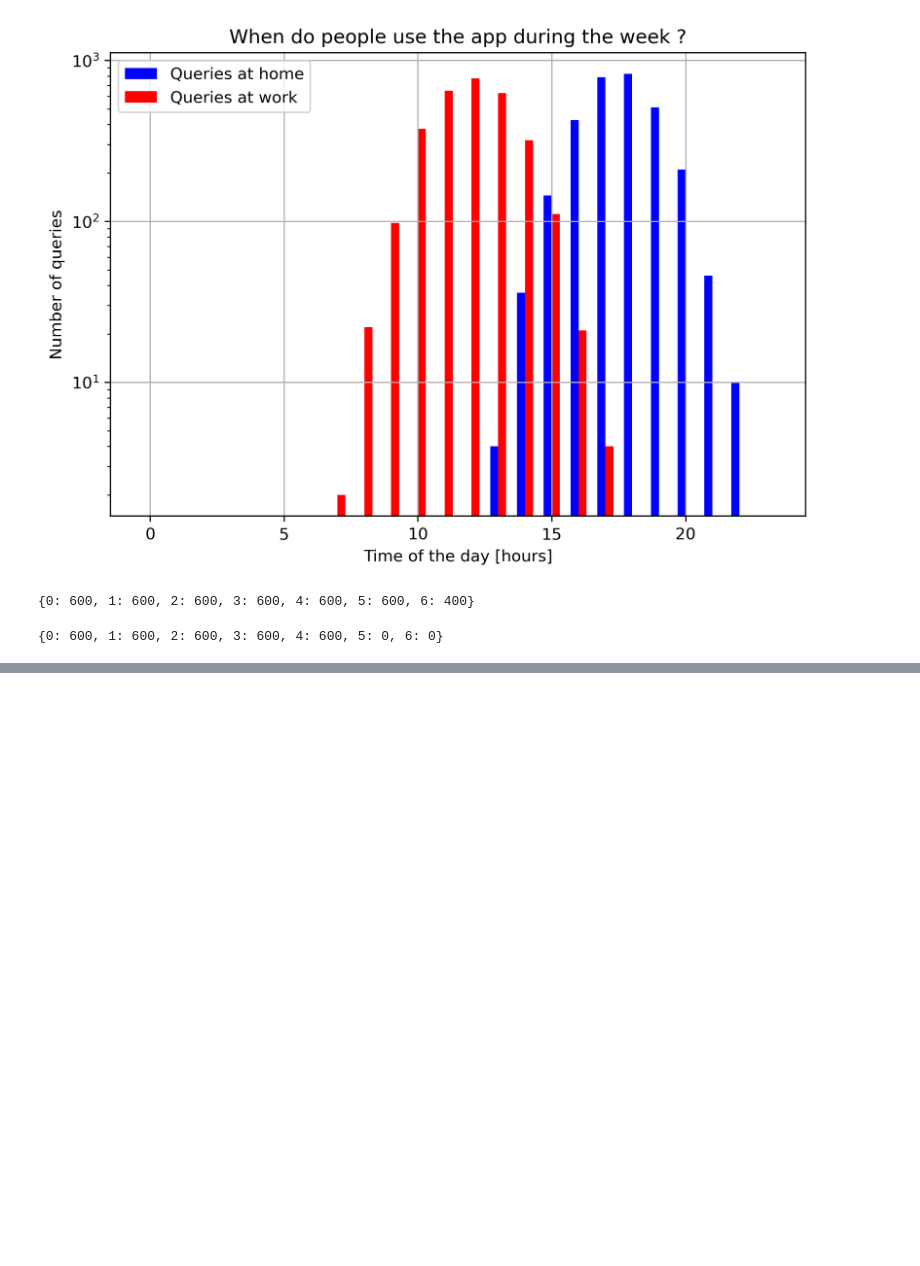
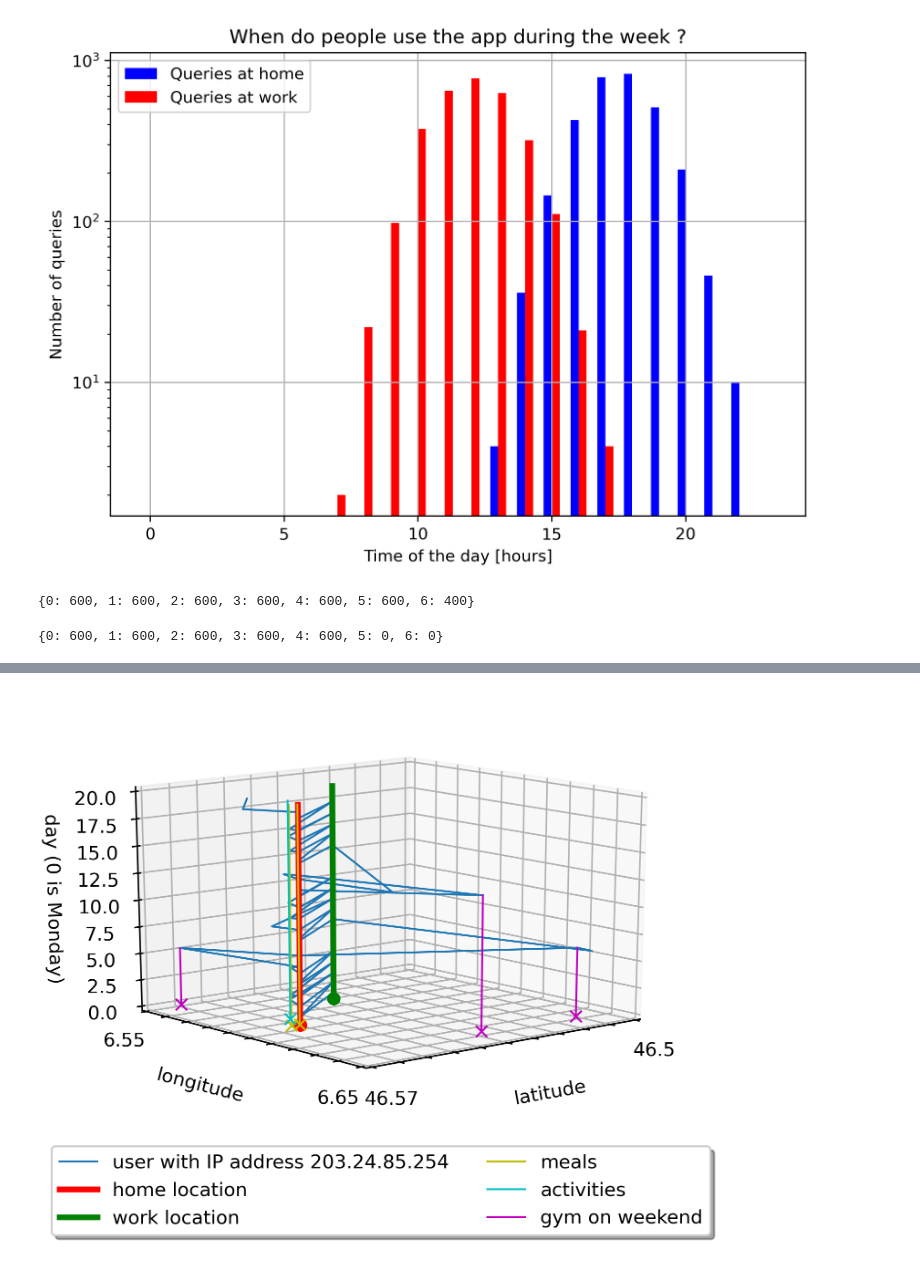
Before and after one commit to danielementary/SecretStroll, a Jupyter notebook: part2/privacy_evaluation.ipynb, the cells around one changed output, grey strips where cells are left out. Saved outputs shown, nothing was run; the diff lists cells and outputs as text; code cells hidden in the pictures; blank space fills up the shorter version.

Commit message:
conclude user privacy breach

```diff
--- a/part2/privacy_evaluation.ipynb
+++ b/part2/privacy_evaluation.ipynb
@@ -272,0 +275,4 @@ work_queries_days_count
+# %%
+RANDOM_USER_IP = "203.24.85.254"
+RANDOM_USER_QUERIES = QUERIES[RANDOM_USER_IP]
+RANDOM_USER_HOME_LOC, RANDOM_USER_WORK_LOC = ip_to_home_work[RANDOM_USER_IP]
@@ -272,0 +303,3 @@ work_queries_days_count
+# %%
+RANDOM_USER_MEAL = [(46.55998101235366, 6.598492025794768),
+                    (46.5581068683577, 6.598927912376763)]
@@ -272,0 +322,2 @@ work_queries_days_count
+# %%
+RANDOM_USER_ACTIVITIES = [(46.55626358771141, 6.591222669318815)]
@@ -272,0 +366,60 @@ work_queries_days_count
+# %%
+RANDOM_USER_WEEKEND_GYM = [(46.509750738150636, 6.641607048994993, 153.96376068497736),
+                           (46.53451294641933, 6.639985826523506, 297.14481526452664),
+                           (46.56403808949643, 6.5531573956034626, 128.74665775824968)]
+# %%
+from mpl_toolkits.mplot3d import Axes3D
+
+x = np.linspace(MAP_LAT, MAP_LAT+MAP_SIZE_LAT, CELL_NUM_LAT+1)
+y = np.linspace(MAP_LON, MAP_LON+MAP_SIZE_LON, CELL_NUM_LON+1)
+
+RANDOM_USER_LAT = [t[0] for t in RANDOM_USER_QUERIES]
+RANDOM_USER_LON = [t[1] for t in RANDOM_USER_QUERIES]
+RANDOM_USER_TIM = [t[2] for t in RANDOM_USER_QUERIES]
+
+fig = plt.figure()
+ax = fig.add_subplot(111, projection='3d')
+
+plt.axis([MAP_LAT, MAP_LAT+MAP_SIZE_LAT, MAP_LON, MAP_LON+MAP_SIZE_LON])
+plt.xticks(x)
+plt.yticks(y)
+
+ax.plot(RANDOM_USER_LAT, RANDOM_USER_LON, [t/24 for t in RANDOM_USER_TIM], label="user with IP address {}".format(RANDOM_USER_IP), linewidth=1)
+ax.plot([RANDOM_USER_HOME_LOC[2]], [RANDOM_USER_HOME_LOC[3]], 0, "ro")
+ax.plot([RANDOM_USER_HOME_LOC[2]]*2,[RANDOM_USER_HOME_LOC[3]]*2, [0,20], "r", label="home location", linewidth=3)
+ax.plot([RANDOM_USER_WORK_LOC[2]], [RANDOM_USER_WORK_LOC[3]], 0, "go")
+ax.plot([RANDOM_USER_WORK_LOC[2]]*2,[RANDOM_USER_WORK_LOC[3]]*2, [0,20], "g", label="work location", linewidth=3)
+
+for m,i in zip(RANDOM_USER_MEAL, range(len(RANDOM_USER_MEAL))):
+    ax.plot([m[0]], [m[1]], 0, "yx")
+    ax.plot([m[0]]*2, [m[1]]*2, [0,20], "y", label="meals" if i == 0 else "", linewidth=1)
+
+for a,i in zip(RANDOM_USER_ACTIVITIES, range(len(RANDOM_USER_ACTIVITIES))):
+    ax.plot([a[0]], [a[1]], 0, "cx")
+    ax.plot([a[0]]*2, [a[1]]*2, [0,20], "c", label="activities" if i == 0 else "", linewidth=1)
+
+for g,i in zip(RANDOM_USER_WEEKEND_GYM, range(len(RANDOM_USER_WEEKEND_GYM))):
+    ax.plot([g[0]], [g[1]], 0, "mx")
+    ax.plot([g[0]]*2, [g[1]]*2, [0,g[2]/24], "m", label="gym on weekend" if i == 0 else "", linewidth=1)
+
+
+x_labels = ax.get_xticks().tolist()
+x_labels_new = [round(x_labels[i],2) if (i == 0 or i == CELL_NUM_LAT) else "" for i in range(len(x_labels))]
+ax.set_xticklabels(x_labels_new)
+
+y_labels = ax.get_yticks().tolist()
+y_labels_new = [round(y_labels[i],2) if (i == 0 or i == CELL_NUM_LON) else "" for i in range(len(y_labels))]
+ax.set_yticklabels(y_labels_new)
+
+ax.legend(loc='upper center', bbox_to_anchor=(0.5, -0.05),
+          fancybox=True, shadow=True, ncol=2)
+
+ax.set_xlabel("latitude")
+ax.set_ylabel('longitude')
+ax.set_zlabel('day (0 is Monday)')
+
+ax.view_init(15, 50)
+
+plt.show()
+# %% [output]
+[figure, added]
```
Also changed, not shown: parts of 12 cells of this notebook.
